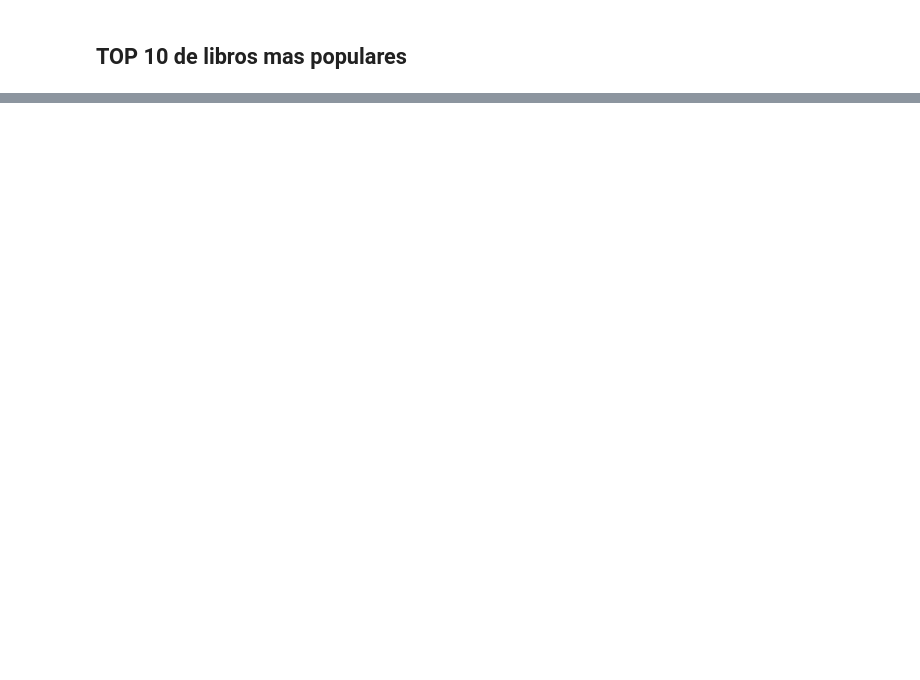
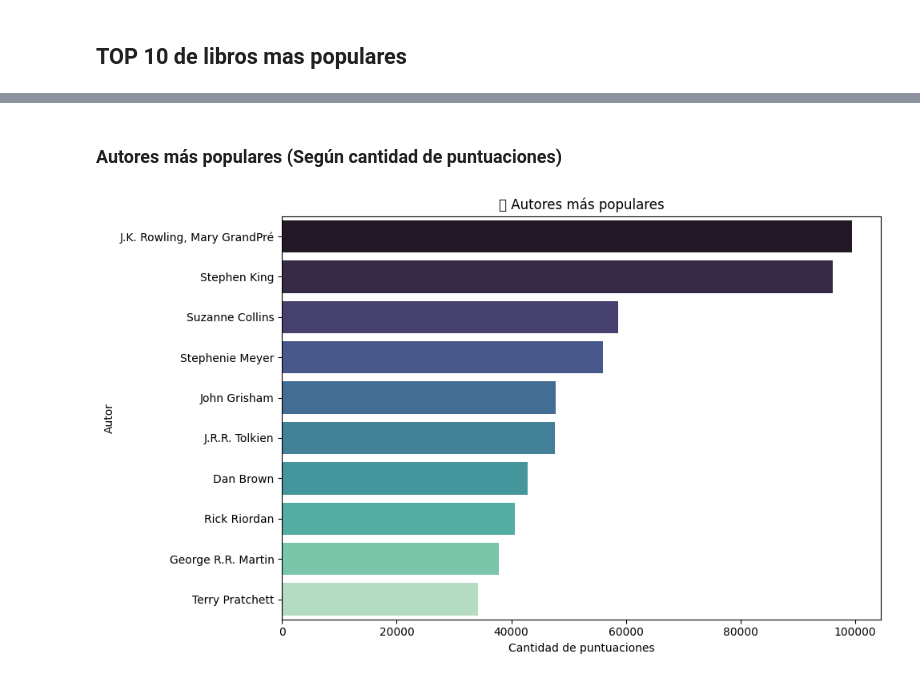
Before and after one commit to FelipeCarballo1991/BookBuddy-Sistema-de-Recomendacion-de-Libros, a Jupyter notebook: AnalisisExploratorio.ipynb, the cells around one changed output, grey strips where cells are left out. Drawn from its saved outputs; the diff is of its cells as text; code cells hidden in the pictures; blank space fills up the shorter version.

```diff
--- a/AnalisisExploratorio.ipynb
+++ b/AnalisisExploratorio.ipynb
@@ -46,0 +133,21 @@ books[books['book_id'].isin(top_books.index)][["title", "authors"]]
+# %% [markdown]
+### Autores más populares (Según cantidad de puntuaciones)
+# %%
+# Unimos ratings con libros
+ratings_libros = ratings.merge(books, on="book_id")
+# Agrupamos por autor
+top_autores_populares = ratings_libros.groupby("authors").size().sort_values(ascending=False).head(10)
+top_autores_populares = top_autores_populares.reset_index()
+top_autores_populares.columns = ["Autor", "Cantidad de puntuaciones"]
+
+# Gráfico
+plt.figure(figsize=(10,6))
+# sns.barplot(data=top_autores, x="Cantidad de libros", y="Autor",  palette="mako")
+sns.barplot(data=top_autores_populares, x="Cantidad de puntuaciones", y="Autor", palette="mako", hue="Autor", legend=False)
+plt.title("📚 Autores más populares")
+plt.xlabel("Cantidad de puntuaciones")
+plt.ylabel("Autor")
+plt.tight_layout()
+plt.show()
+# %% [output]
+[figure, added]
```
Also changed, not shown: parts of 18 cells of this notebook, 5 other files.
